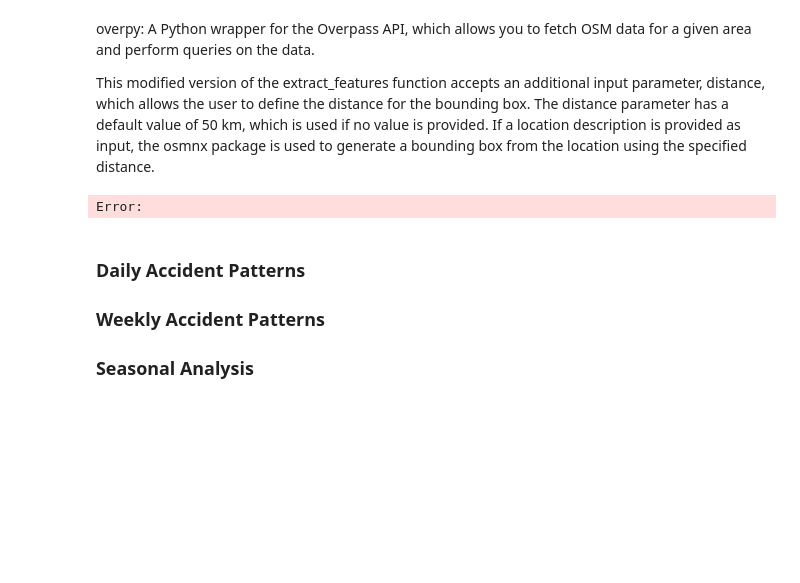
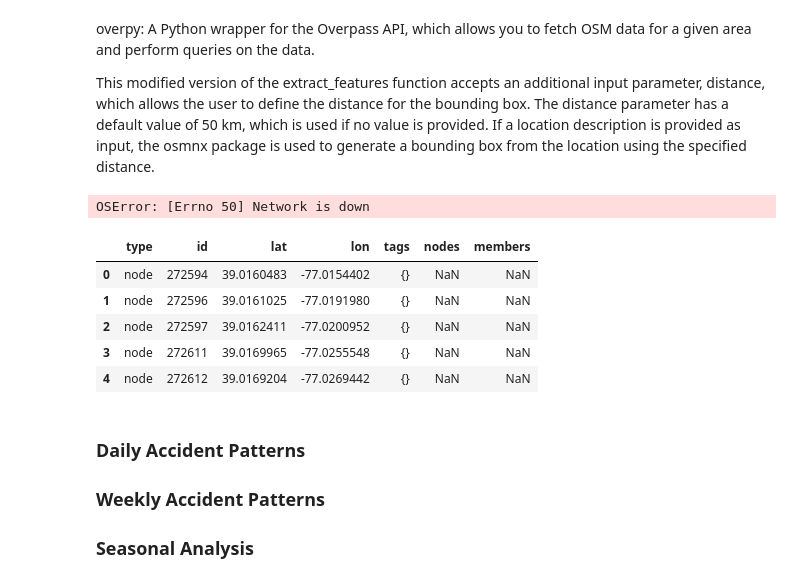
Before and after one commit to gdhan8/US_Car_Accidents, a Jupyter notebook: car_accidents.ipynb, the cells around one changed output. Saved outputs shown, nothing was run; the diff lists cells and outputs as text; code cells hidden in the pictures; blank space fills up the shorter version.

Commit message:
adjustments to OSM feature extraction tool

```diff
--- a/car_accidents.ipynb
+++ b/car_accidents.ipynb
@@ -336,6 +336,10 @@ This modified version of the extract_features function accepts an additional inp
 import overpy
 import pandas as pd
 import osmnx as ox
+
+#def bounding_box(point, distance=5000):
+#   x_coordinates, y_coordinates = zip(*point)
+#   return [(min(x_coordinates), min(y_coordinates)), (max(x_coordinates), max(y_coordinates))]
 
 def extract_features(bbox_or_location, distance=5000):
     """
@@ -347,14 +351,14 @@ def extract_features(bbox_or_location, distance=5000):
     You can then use the DataFrame to analyze, modify, or visualize the OSM data as needed.
     """
 
+    # If bbox_or_location is a string, use osmnx to generate a bounding box
+    #if isinstance(bbox_or_location, str):
+    #    point = ox.geocode(bbox_or_location)
+    #    bbox = bounding_box(point, distance=distance)
+    #else:
+    bbox = bbox_or_location
+
     api = overpy.Overpass()
-
-    # If bbox_or_location is a string, use osmnx to generate a bounding box
-    if isinstance(bbox_or_location, str):
-        point = ox.geocode(bbox_or_location)
-        bbox = ox.bbox_from_point(point, distance=distance)
-    else:
-        bbox = bbox_or_location
 
     # Fetch data for the bounding box
     result = api.query("""
@@ -363,7 +367,7 @@ def extract_features(bbox_or_location, distance=5000):
         relation({0});
         (._;>;);
         out body;
-    """.format(bbox))
+    """).format(bbox)
 
     features = []
 
@@ -381,8 +385,20 @@ def extract_features(bbox_or_location, distance=5000):
     df = pd.DataFrame(features)
 
     return df
-# %% [output]
-Error:
+# %%
+test = extract_features(bbox_or_location="38.76, -77.19, 38.81, -77.13")
+pd.set_option('display.max_rows', None)
+# %% [output]
+OSError: [Errno 50] Network is down
+# %%
+test.head()
+# %% [output]
+|  | type | id | lat | lon | tags | nodes | members |
+| 0 | node | 272594 | 39.0160483 | -77.0154402 | {} | NaN | NaN |
+| 1 | node | 272596 | 39.0161025 | -77.0191980 | {} | NaN | NaN |
+| 2 | node | 272597 | 39.0162411 | -77.0200952 | {} | NaN | NaN |
+| 3 | node | 272611 | 39.0169965 | -77.0255548 | {} | NaN | NaN |
+| 4 | node | 272612 | 39.0169204 | -77.0269442 | {} | NaN | NaN |
 # %% [markdown]
 ### Daily Accident Patterns
 
```
